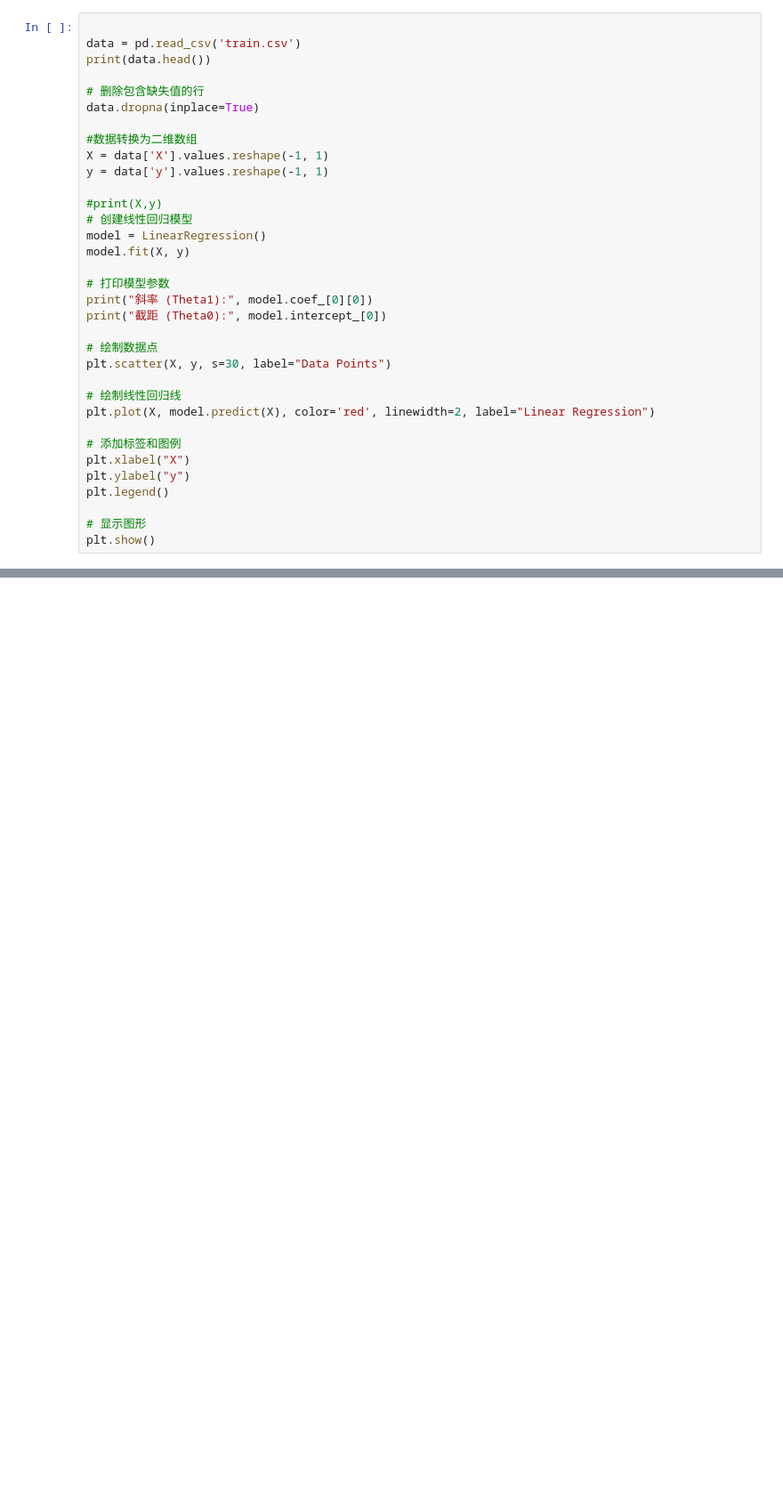
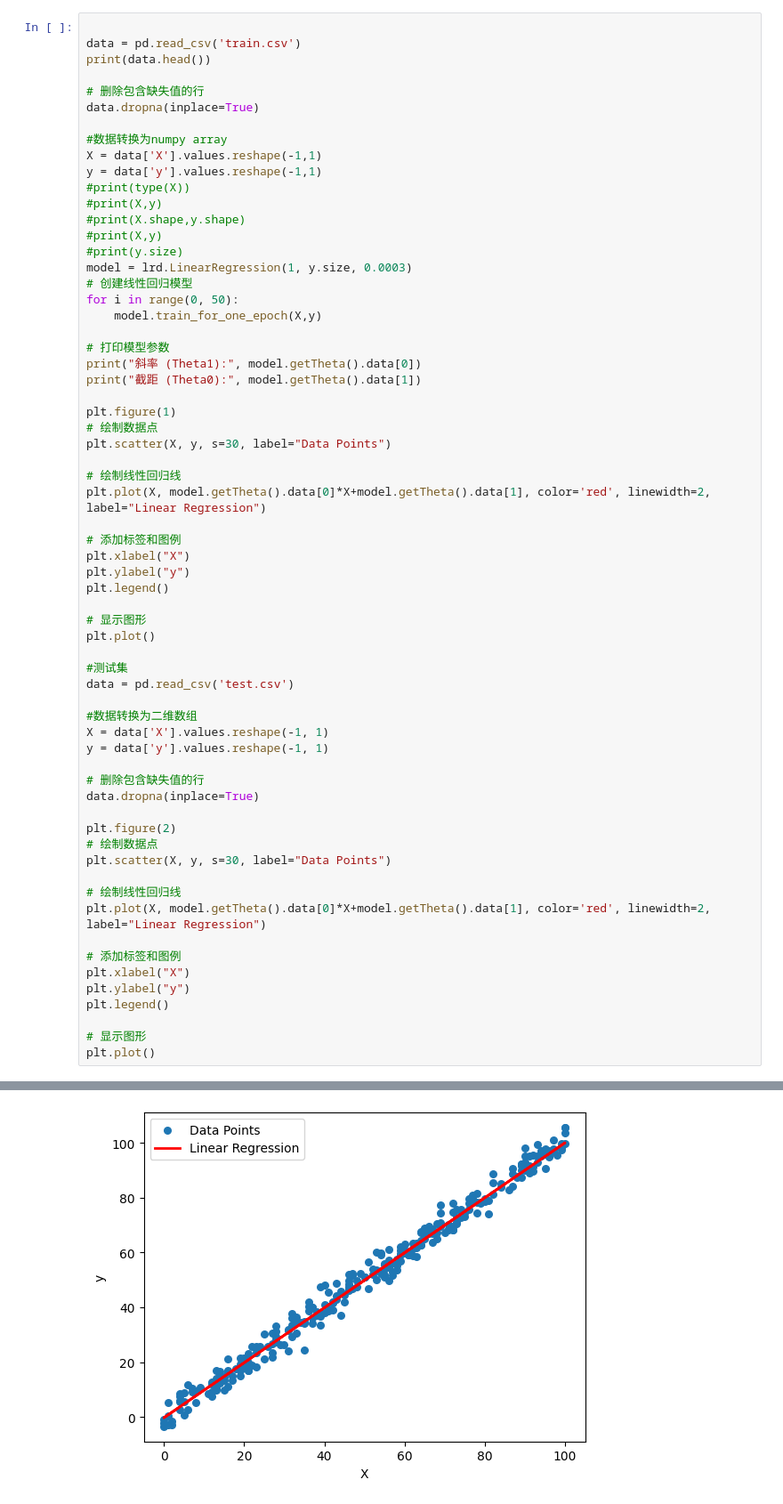
Before and after one commit to down-street/linear-regression, a Jupyter notebook: main.ipynb, the cells around one changed output, grey strips where cells are left out. Shown at 89% size. Cells and saved outputs as stored; diff of their text form; blank space fills up the shorter version.

```diff
--- a/main.ipynb
+++ b/main.ipynb
@@ -11,24 +11,29 @@ print(data.head())
 # 删除包含缺失值的行
 data.dropna(inplace=True)
 
-#数据转换为二维数组
-X = data['X'].values.reshape(-1, 1)
-y = data['y'].values.reshape(-1, 1)
-
+#数据转换为numpy array
+X = data['X'].values.reshape(-1,1)
+y = data['y'].values.reshape(-1,1)
+#print(type(X))
 #print(X,y)
+#print(X.shape,y.shape)
+#print(X,y)
+#print(y.size)
+model = lrd.LinearRegression(1, y.size, 0.0003)
 # 创建线性回归模型
-model = LinearRegression()
-model.fit(X, y)
+for i in range(0, 50):
+    model.train_for_one_epoch(X,y)
 
 # 打印模型参数
-print("斜率 (Theta1):", model.coef_[0][0])
-print("截距 (Theta0):", model.intercept_[0])
+print("斜率 (Theta1):", model.getTheta().data[0])
+print("截距 (Theta0):", model.getTheta().data[1])
 
+plt.figure(1)
 # 绘制数据点
 plt.scatter(X, y, s=30, label="Data Points")
 
 # 绘制线性回归线
-plt.plot(X, model.predict(X), color='red', linewidth=2, label="Linear Regression")
+plt.plot(X, model.getTheta().data[0]*X+model.getTheta().data[1], color='red', linewidth=2, label="Linear Regression")
 
 # 添加标签和图例
 plt.xlabel("X")
@@ -36,7 +41,32 @@ plt.ylabel("y")
 plt.legend()
 
 # 显示图形
-plt.show()
+plt.plot()
+
+#测试集
+data = pd.read_csv('test.csv')
+
+#数据转换为二维数组
+X = data['X'].values.reshape(-1, 1)
+y = data['y'].values.reshape(-1, 1)
+
+# 删除包含缺失值的行
+data.dropna(inplace=True)
+
+plt.figure(2)
+# 绘制数据点
+plt.scatter(X, y, s=30, label="Data Points")
+
+# 绘制线性回归线
+plt.plot(X, model.getTheta().data[0]*X+model.getTheta().data[1], color='red', linewidth=2, label="Linear Regression")
+
+# 添加标签和图例
+plt.xlabel("X")
+plt.ylabel("y")
+plt.legend()
+
+# 显示图形
+plt.plot()
 # %% [output]
       X          y
 0  24.0  21.549452
@@ -58 +89,2 @@ plt.show()
 [figure]
+[figure, added]
```
Also changed, not shown: parts of 2 cells of this notebook, 3 other files.
